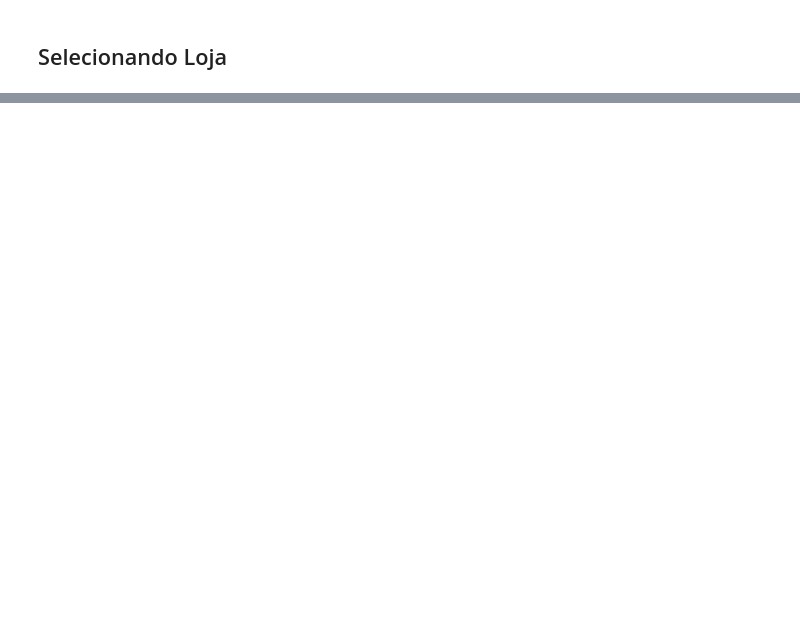
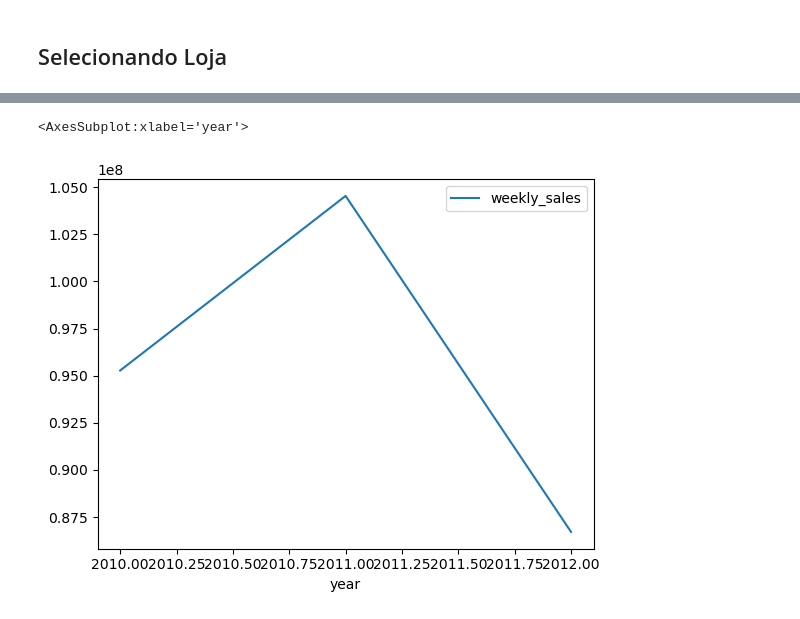
Before and after one commit to michellssgui22/PROJETOS_ESTUDO_DATASCIENCE, a Jupyter notebook: Mini projeto Walmart/walmart.ipynb, the cells around one changed output, grey strips where cells are left out. Saved outputs shown, nothing was run; the diff lists cells and outputs as text; code cells hidden in the pictures; blank space fills up the shorter version.

```diff
--- a/Mini projeto Walmart/walmart.ipynb
+++ b/Mini projeto Walmart/walmart.ipynb
@@ -400,0 +476,7 @@ loja_seleta.merge(df_lojas_seletas_2012, how='right')
+# %%
+loja_seleta_13 = loja_seleta[loja_seleta['store'] == 13]
+# %%
+loja_seleta_13.plot('year', 'weekly_sales')
+# %% [output]
+<AxesSubplot:xlabel='year'>
+[figure, added]
```
Also changed, not shown: parts of 17 cells of this notebook.
